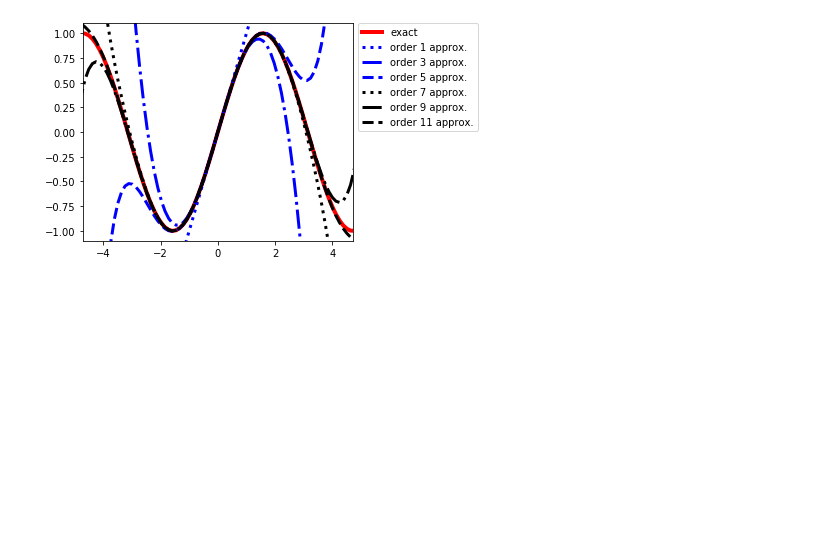
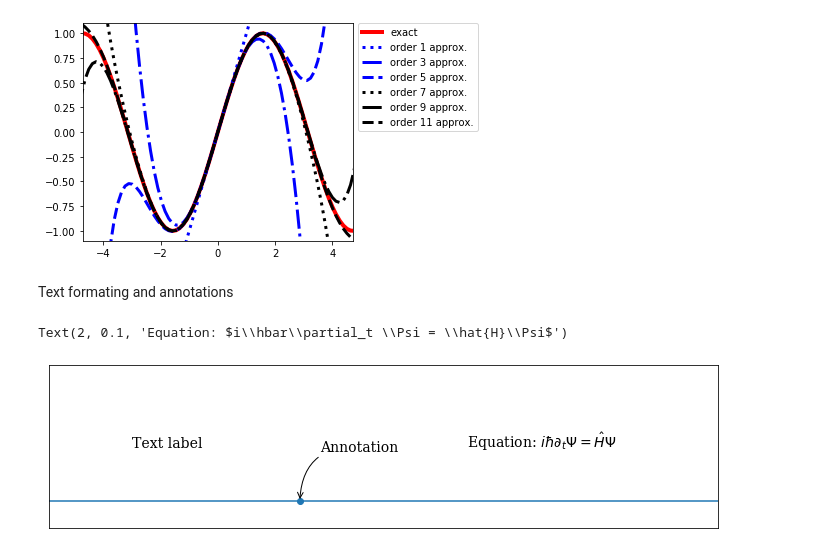
Before and after one commit to SamMachariaPhD/Numerical_Python, a Jupyter notebook: Chapter 4 -- Plotting and Visualization.ipynb, the cells around one changed output. Cells and saved outputs as stored; diff of their text form; code cells hidden in the pictures; blank space fills up the shorter version.

```diff
--- a/Chapter 4 -- Plotting and Visualization.ipynb
+++ b/Chapter 4 -- Plotting and Visualization.ipynb
@@ -119,3 +119,24 @@ ax.legend(bbox_to_anchor=(1.02,1), loc=2, borderaxespad=0.0)
 fig.subplots_adjust(right=.75)
 # %% [output]
 [figure]
+# %% [markdown]
+Text formating and annotations
+# %%
+fig, ax = plt.subplots(figsize=(12,3))
+
+ax.set_yticks([])
+ax.set_xticks([])
+ax.set_xlim(-0.5,3.5)
+ax.set_ylim(-0.05,0.25)
+ax.axhline(0)
+# text label
+ax.text(0,0.1,"Text label", fontsize=14, family="serif")
+# annotation
+ax.plot(1,0,"o")
+ax.annotate("Annotation",fontsize=14,family="serif",xy=(1,0),xycoords="data",xytext=(+20,+50),\
+            textcoords="offset points",arrowprops=dict(arrowstyle="->",connectionstyle="arc3, rad=0.5"))
+# equation
+ax.text(2,0.1,r'Equation: $i\hbar\partial_t \Psi = \hat{H}\Psi$',fontsize=14,family="serif")
+# %% [output]
+Text(2, 0.1, 'Equation: $i\\hbar\\partial_t \\Psi = \\hat{H}\\Psi$')
+[figure, added]
```
Also changed, not shown: parts of 7 cells of this notebook.
